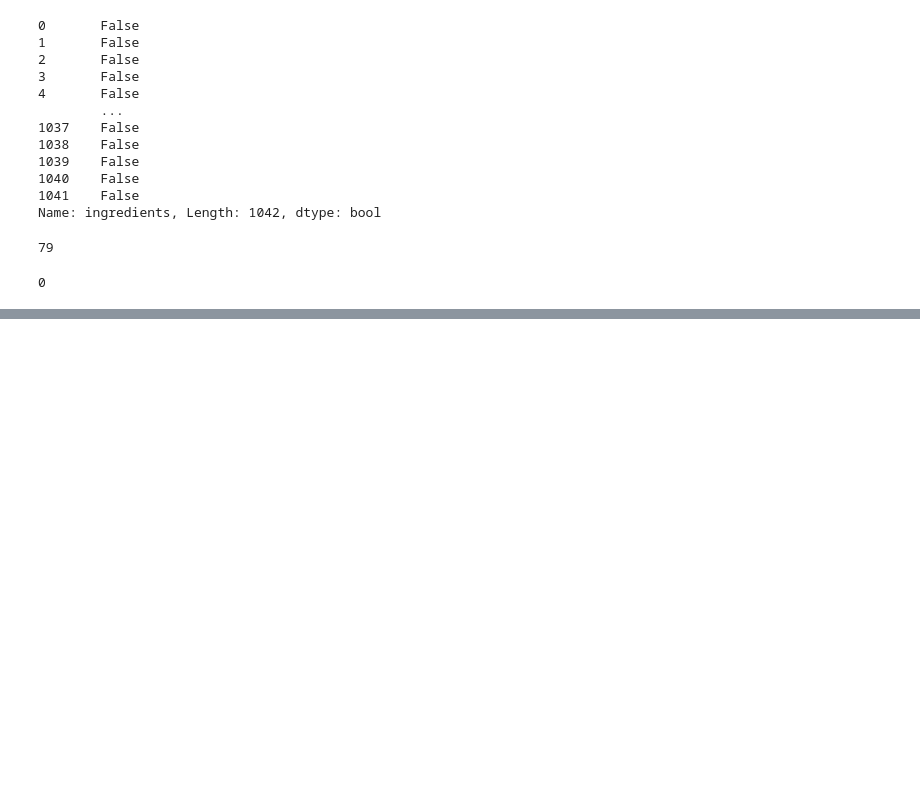
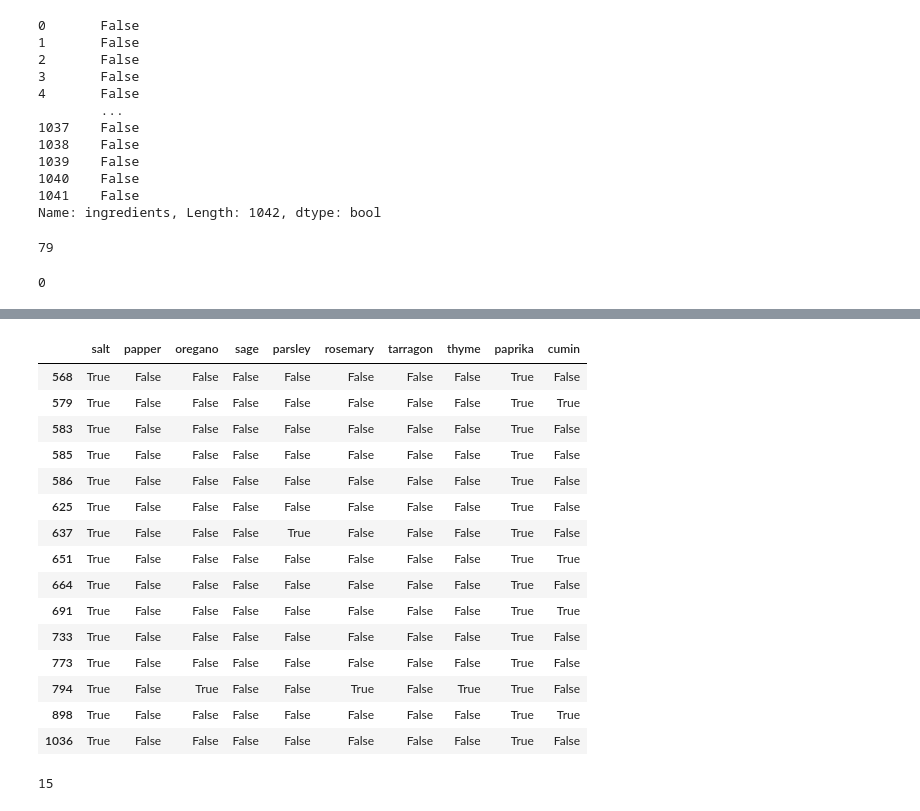
Before and after one commit to I-Trush/Jake_VanderPlas, a Jupyter notebook: vander_plus_3_Pandas_10.ipynb, the cells around one changed output, grey strips where cells are left out. Cells and saved outputs as stored; diff of their text form; code cells hidden in the pictures; blank space fills up the shorter version.

```diff
--- a/vander_plus_3_Pandas_10.ipynb
+++ b/vander_plus_3_Pandas_10.ipynb
@@ -404,0 +408,2 @@ data.ingredients.str.contains('[Cc]inamon').sum()
+# %%
+spice_list = ['salt', 'papper', 'oregano', 'sage', 'parsley', 'rosemary', 'tarragon', 'thyme', 'paprika', 'cumin']
@@ -404,0 +413,5 @@ data.ingredients.str.contains('[Cc]inamon').sum()
+# %%
+spice_df = pd.DataFrame(dict((spice, data.ingredients.str.contains(spice, re.IGNORECASE)) for spice in spice_list
+                            )
+                       )
+spice_df
@@ -404,0 +432,25 @@ data.ingredients.str.contains('[Cc]inamon').sum()
+# %%
+# хотим найти parsley paprika tarragon
+selection = spice_df.query('salt & paprika')
+selection
+# %% [output]
+|  | salt | papper | oregano | sage | parsley | rosemary | tarragon | thyme | paprika | cumin |
+| 568 | True | False | False | False | False | False | False | False | True | False |
+| 579 | True | False | False | False | False | False | False | False | True | True |
+| 583 | True | False | False | False | False | False | False | False | True | False |
+| 585 | True | False | False | False | False | False | False | False | True | False |
+| 586 | True | False | False | False | False | False | False | False | True | False |
+| 625 | True | False | False | False | False | False | False | False | True | False |
+| 637 | True | False | False | False | True | False | False | False | True | False |
+| 651 | True | False | False | False | False | False | False | False | True | True |
+| 664 | True | False | False | False | False | False | False | False | True | False |
+| 691 | True | False | False | False | False | False | False | False | True | True |
+| 733 | True | False | False | False | False | False | False | False | True | False |
+| 773 | True | False | False | False | False | False | False | False | True | False |
+| 794 | True | False | True | False | False | True | False | True | True | False |
+| 898 | True | False | False | False | False | False | False | False | True | True |
+| 1036 | True | False | False | False | False | False | False | False | True | False |
+# %%
+len(selection)
+# %% [output]
+15
```
Also changed, not shown: parts of 7 cells of this notebook, 1 other file.
